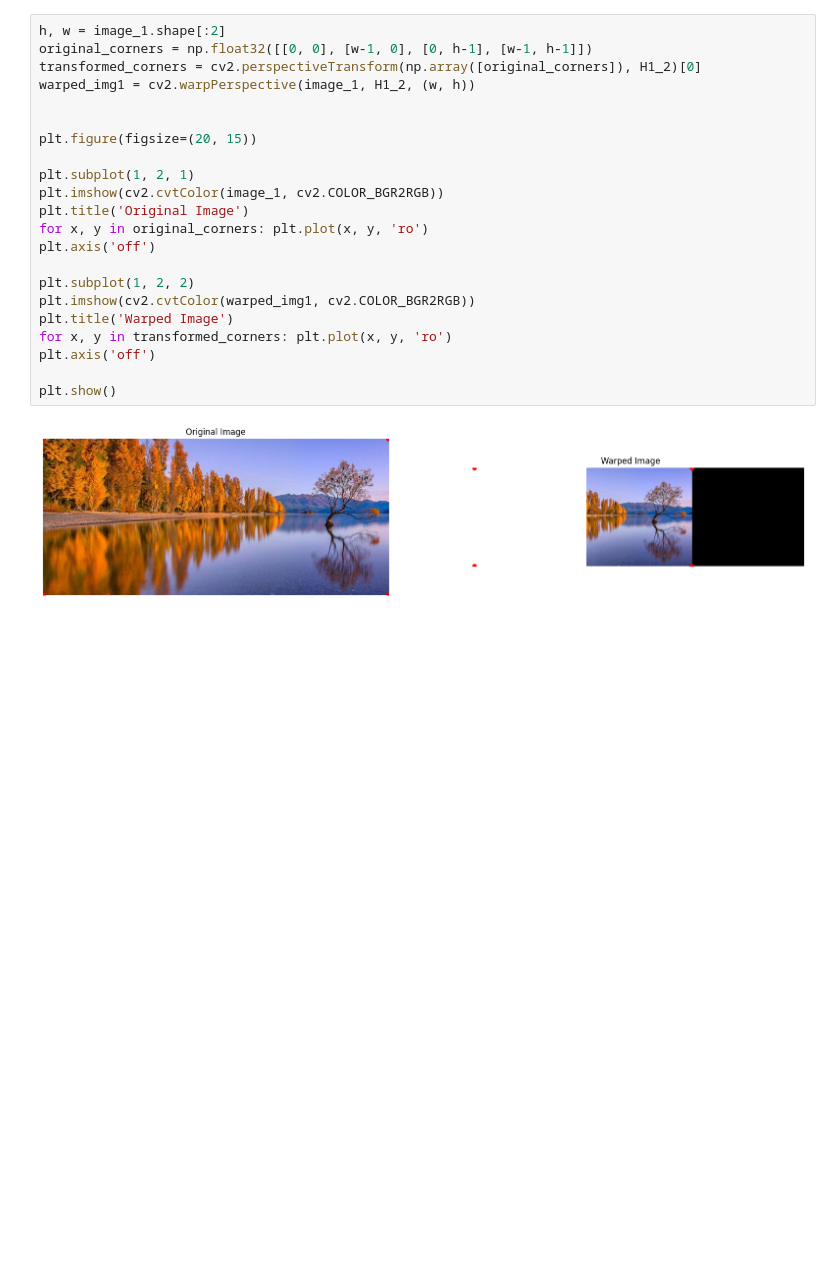
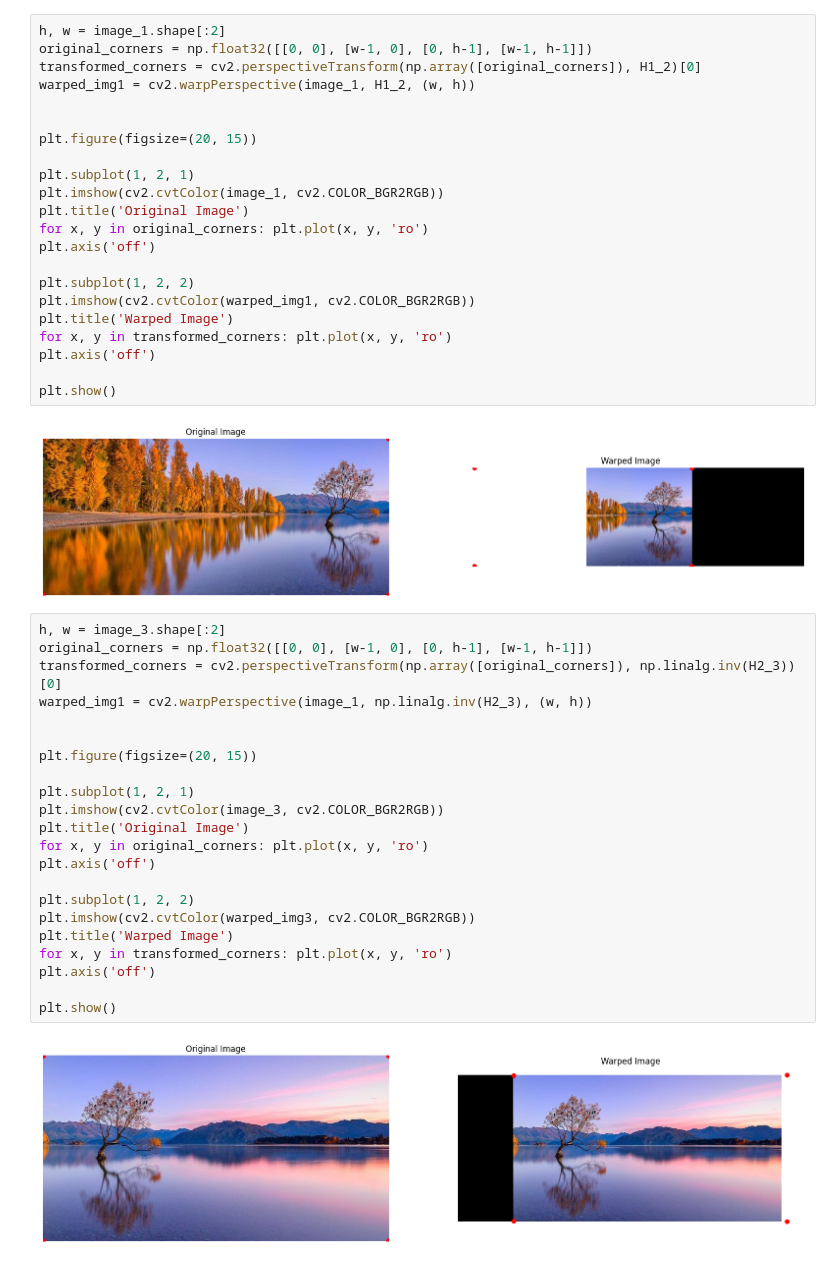
Before and after one commit to guillermoSb/Proyecto03_VC_UVG, a Jupyter notebook: proyecto03.ipynb, the cells around one changed output. Saved outputs shown, nothing was run; the diff lists cells and outputs as text; blank space fills up the shorter version.

Commit message:
Prueba con imagen 3

```diff
--- a/proyecto03.ipynb
+++ b/proyecto03.ipynb
@@ -223,3 +223,27 @@ plt.axis('off')
 plt.show()
 # %% [output]
 [figure]
+# %%
+h, w = image_3.shape[:2]
+original_corners = np.float32([[0, 0], [w-1, 0], [0, h-1], [w-1, h-1]])
+transformed_corners = cv2.perspectiveTransform(np.array([original_corners]), np.linalg.inv(H2_3))[0]
+warped_img1 = cv2.warpPerspective(image_1, np.linalg.inv(H2_3), (w, h))
+
+
+plt.figure(figsize=(20, 15))
+
+plt.subplot(1, 2, 1)
+plt.imshow(cv2.cvtColor(image_3, cv2.COLOR_BGR2RGB))
+plt.title('Original Image')
+for x, y in original_corners: plt.plot(x, y, 'ro')
+plt.axis('off')
+
+plt.subplot(1, 2, 2)
+plt.imshow(cv2.cvtColor(warped_img3, cv2.COLOR_BGR2RGB))
+plt.title('Warped Image')
+for x, y in transformed_corners: plt.plot(x, y, 'ro')
+plt.axis('off')
+
+plt.show()
+# %% [output]
+[figure, added]
```
Also changed, not shown: parts of 3 cells of this notebook.
